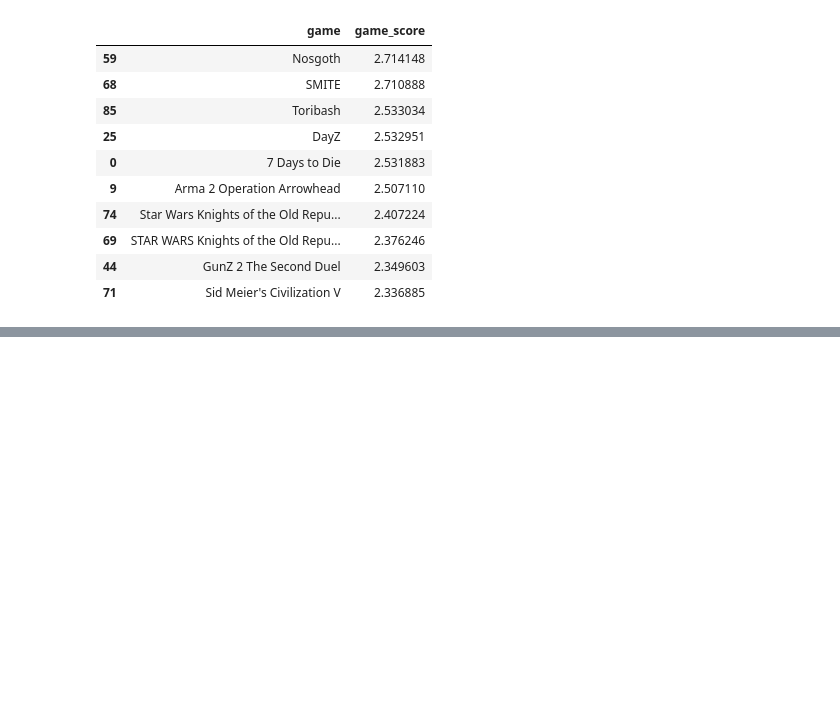
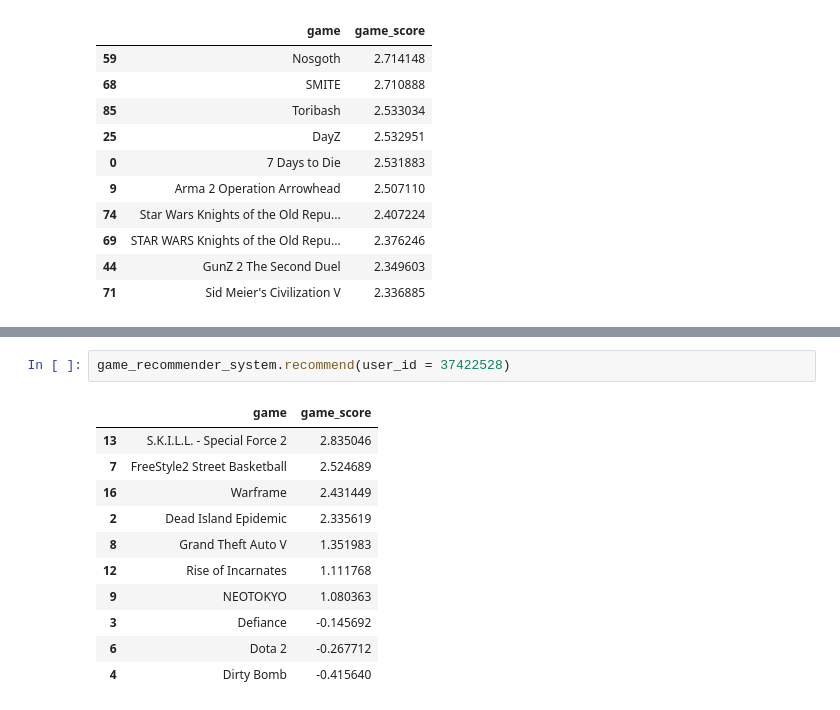
Before and after one commit to adnan-mujagic/steam-recommender-system-using-implicitly-inferred-ratings, a Jupyter notebook: recommender_system.ipynb, the cells around one changed output, grey strips where cells are left out. Cells and saved outputs as stored; diff of their text form; blank space fills up the shorter version.

```diff
--- a/recommender_system.ipynb
+++ b/recommender_system.ipynb
@@ -378,0 +390,14 @@ game_recommender_system.recommend(user_id = 5250)
+# %%
+game_recommender_system.recommend(user_id = 37422528)
+# %% [output]
+|  | game | game_score |
+| 13 | S.K.I.L.L. - Special Force 2 | 2.835046 |
+| 7 | FreeStyle2 Street Basketball | 2.524689 |
+| 16 | Warframe | 2.431449 |
+| 2 | Dead Island Epidemic | 2.335619 |
+| 8 | Grand Theft Auto V | 1.351983 |
+| 12 | Rise of Incarnates | 1.111768 |
+| 9 | NEOTOKYO | 1.080363 |
+| 3 | Defiance | -0.145692 |
+| 6 | Dota 2 | -0.267712 |
+| 4 | Dirty Bomb | -0.415640 |
```
Also changed, not shown: parts of 7 cells of this notebook.
